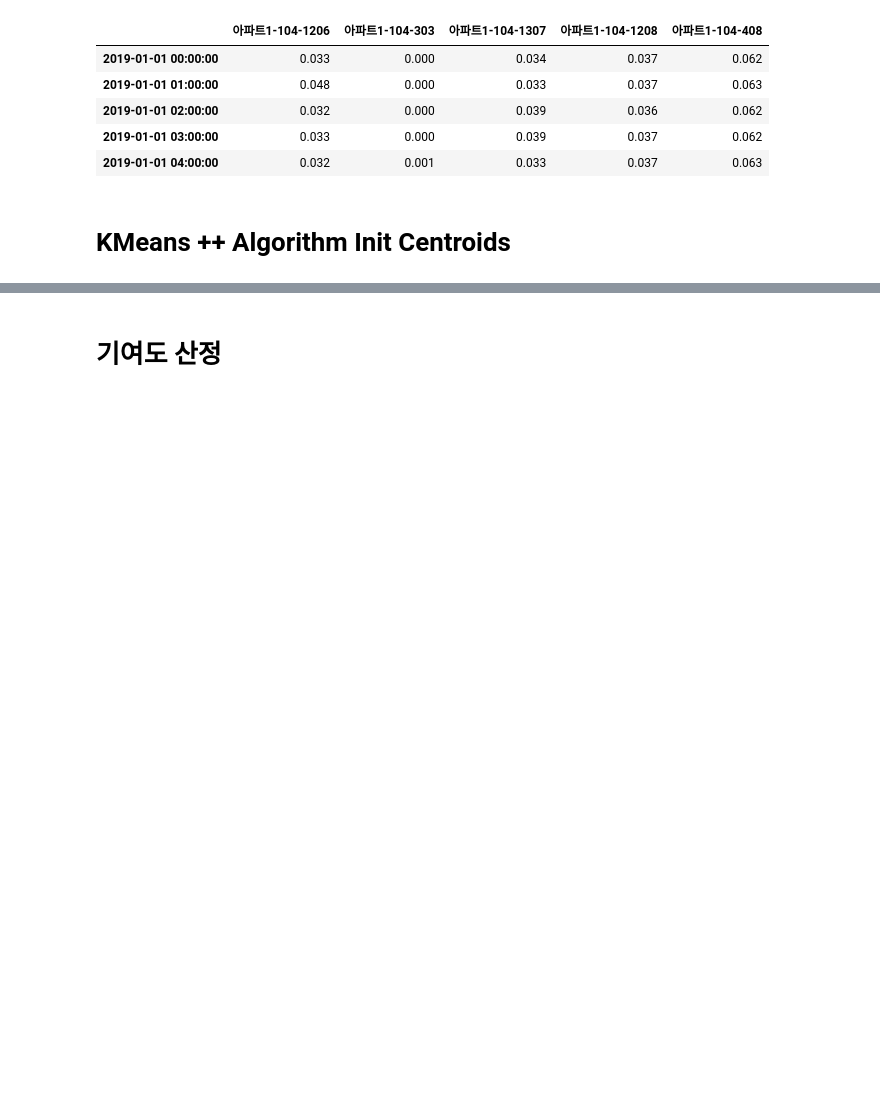
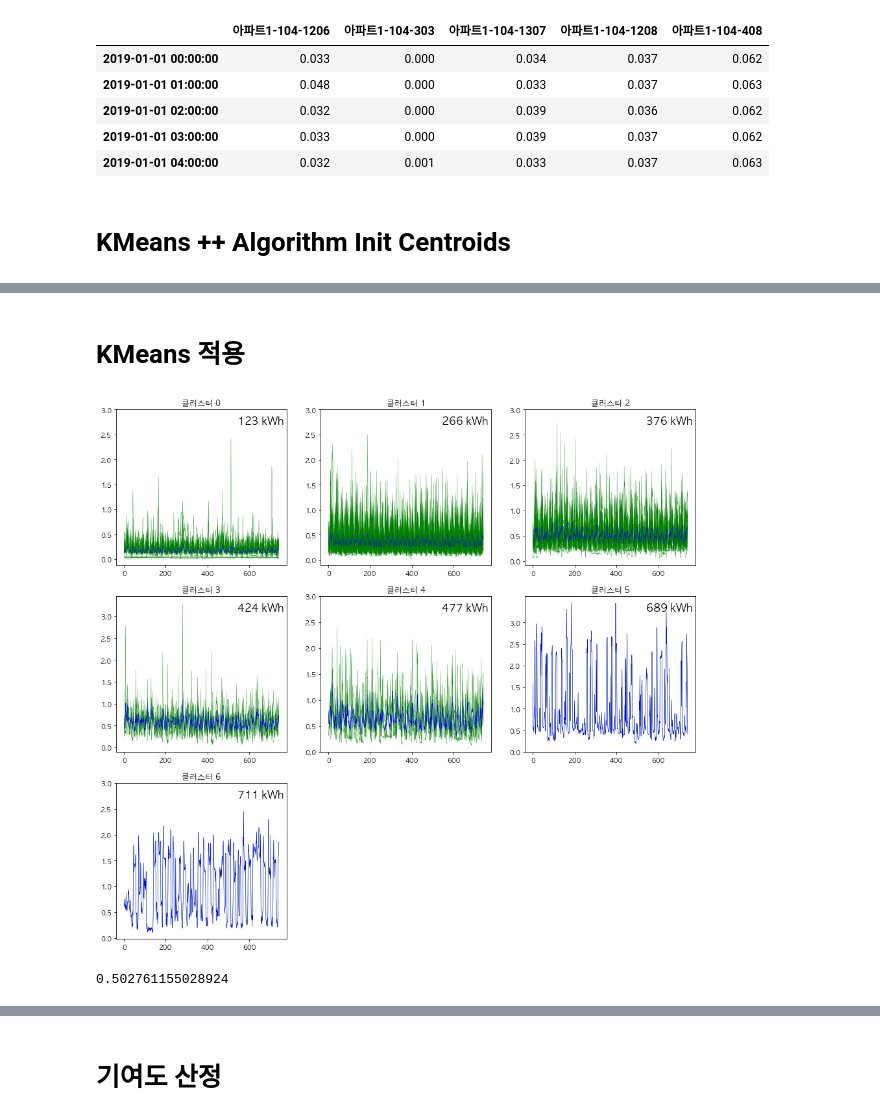
Before and after one commit to formegusto/distribution-public-fee, a Jupyter notebook: pt3.그룹별 (Pattern Based) 가격분배.ipynb, the cells around one changed output, grey strips where cells are left out. Drawn from its saved outputs; the diff is of its cells as text; code cells hidden in the pictures; blank space fills up the shorter version.

```diff
--- a/pt3.그룹별 (Pattern Based) 가격분배.ipynb
+++ b/pt3.그룹별 (Pattern Based) 가격분배.ipynb
@@ -209,0 +229,19 @@ kmeans.clusters_.sum()
+# %% [markdown]
+# KMeans 적용
+# %%
+K = _3['label'].value_counts().index.size
+
+kmeans.K = K
+kmeans.clusters_ = kmeans.clusters_[:K]
+kmeans.labels_ = _3['label'].values
+
+kmeans.next_setting()
+
+kmeans.ecv
+kmeans.draw_plot()
+# %% [output]
+[figure, added]
+# %%
+kmeans.ecv
+# %% [output]
+0.502761155028924
```
Also changed, not shown: parts of 62 cells of this notebook, 3 other files.
